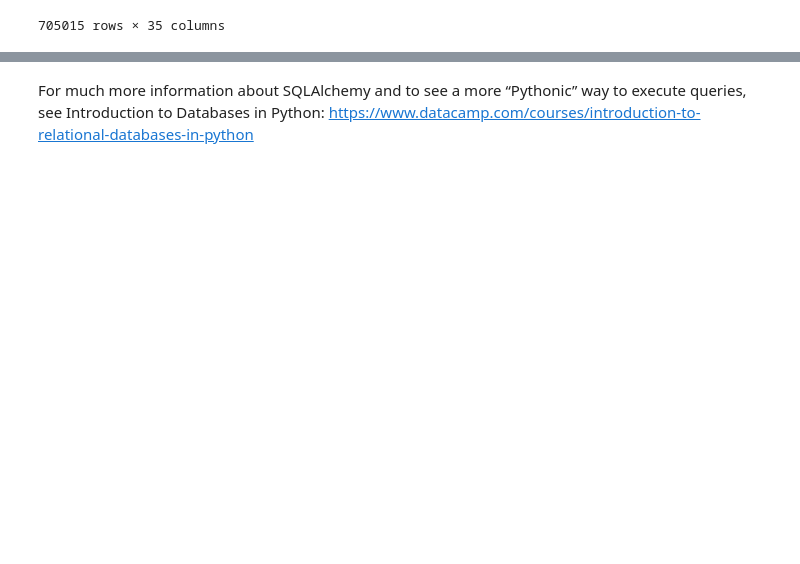
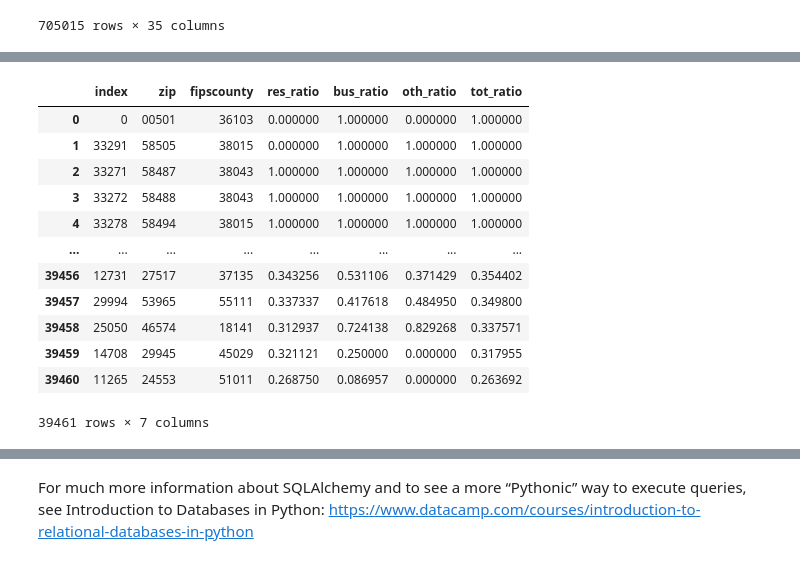
Before and after one commit to NSS-Data-Analytics-Cohort-12/prescribers-python-da12-v2-pandamore, a Jupyter notebook: notebooks/prescribers.ipynb, the cells around one changed output, grey strips where cells are left out. Cells and saved outputs as stored; diff of their text form; code cells hidden in the pictures; blank space fills up the shorter version.

Commit message:
prescribers_python_2

```diff
--- a/notebooks/prescribers.ipynb
+++ b/notebooks/prescribers.ipynb
@@ -34,7 +34,7 @@ prescriber_query = 'SELECT * FROM prescriber'
 Now, bring it all together using the following syntax.
 # %%
 with engine.connect() as connection:
-    prescriber_df = pd.read_sql(text(query), con = connection)
+    prescriber_df = pd.read_sql(text(prescriber_query), con = connection)
 
 prescriber_df.head()
 # %% [output]
@@ -170,0 +150,2 @@ prescription_drug_opioid_df = prescription_drug_df[prescription_drug_df['opioid_
+# %%
+zip_fips_df_sorted = zip_fips_df.sort_values("tot_ratio", ascending=False)
@@ -170,0 +178,18 @@ prescription_drug_opioid_df = prescription_drug_df[prescription_drug_df['opioid_
+# %%
+zip_fips_df_unique = zip_fips_df_sorted.drop_duplicates(subset='zip', keep='first').reset_index()
+# %%
+zip_fips_df_unique
+# %% [output]
+|  | index | zip | fipscounty | res_ratio | bus_ratio | oth_ratio | tot_ratio |
+| 0 | 0 | 00501 | 36103 | 0.000000 | 1.000000 | 0.000000 | 1.000000 |
+| 1 | 33291 | 58505 | 38015 | 0.000000 | 1.000000 | 1.000000 | 1.000000 |
+| 2 | 33271 | 58487 | 38043 | 1.000000 | 1.000000 | 1.000000 | 1.000000 |
+| 3 | 33272 | 58488 | 38043 | 1.000000 | 1.000000 | 1.000000 | 1.000000 |
+| 4 | 33278 | 58494 | 38015 | 1.000000 | 1.000000 | 1.000000 | 1.000000 |
+| ... | ... | ... | ... | ... | ... | ... | ... |
+| 39456 | 12731 | 27517 | 37135 | 0.343256 | 0.531106 | 0.371429 | 0.354402 |
+| 39457 | 29994 | 53965 | 55111 | 0.337337 | 0.417618 | 0.484950 | 0.349800 |
+| 39458 | 25050 | 46574 | 18141 | 0.312937 | 0.724138 | 0.829268 | 0.337571 |
+| 39459 | 14708 | 29945 | 45029 | 0.321121 | 0.250000 | 0.000000 | 0.317955 |
+| 39460 | 11265 | 24553 | 51011 | 0.268750 | 0.086957 | 0.000000 | 0.263692 |
+39461 rows × 7 columns
```
Also changed, not shown: parts of 24 cells of this notebook.
